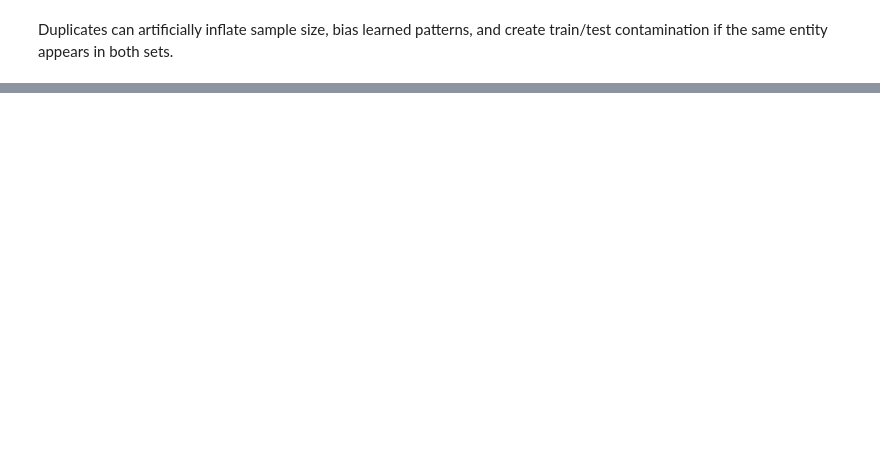
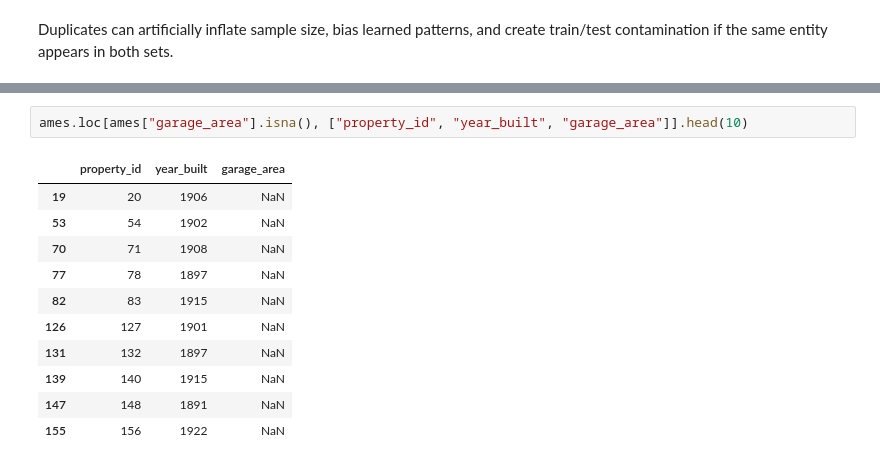
Before and after one commit to CardoAI/ml_industry_course, a Jupyter notebook: day1/datapreprocessing_featureengineering.ipynb, the cells around one changed output, grey strips where cells are left out. Drawn from its saved outputs; the diff is of its cells as text; blank space fills up the shorter version.

```diff
--- a/day1/datapreprocessing_featureengineering.ipynb
+++ b/day1/datapreprocessing_featureengineering.ipynb
@@ -142,0 +451,14 @@ Duplicated person_id appearing in >1 split: 0
+# %%
+ames.loc[ames["garage_area"].isna(), ["property_id", "year_built", "garage_area"]].head(10)
+# %% [output]
+|  | property_id | year_built | garage_area |
+| 19 | 20 | 1906 | NaN |
+| 53 | 54 | 1902 | NaN |
+| 70 | 71 | 1908 | NaN |
+| 77 | 78 | 1897 | NaN |
+| 82 | 83 | 1915 | NaN |
+| 126 | 127 | 1901 | NaN |
+| 131 | 132 | 1897 | NaN |
+| 139 | 140 | 1915 | NaN |
+| 147 | 148 | 1891 | NaN |
+| 155 | 156 | 1922 | NaN |
```
Also changed, not shown: parts of 37 cells of this notebook, 3 other files.
